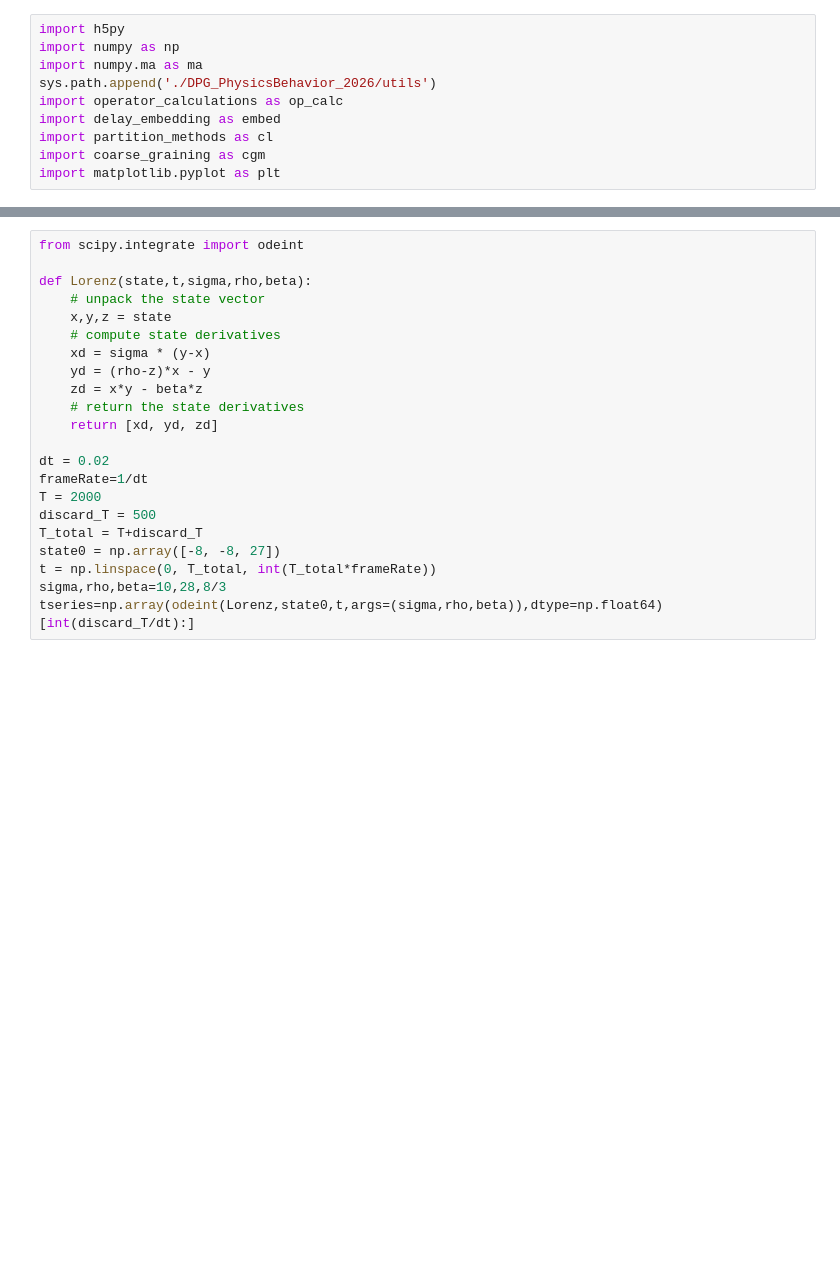
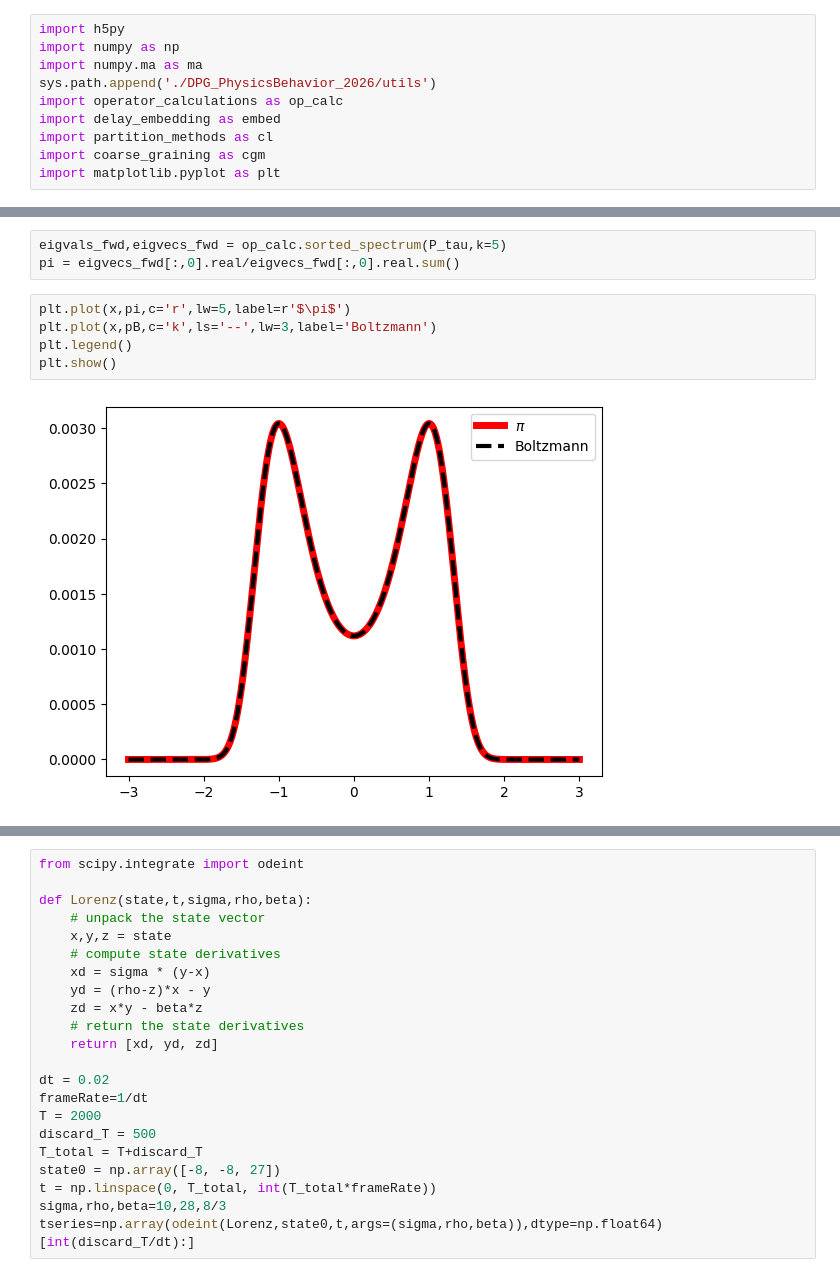
Before and after one commit to AntonioCCosta/DPG_PhysicsBehavior_2026, a Jupyter notebook: notebooks/notebook_1.ipynb, the cells around one changed output, grey strips where cells are left out. Drawn from its saved outputs; the diff is of its cells as text; blank space fills up the shorter version.

```diff
--- a/notebooks/notebook_1.ipynb
+++ b/notebooks/notebook_1.ipynb
@@ -119,0 +353,10 @@ np.float64(12.508825415500214)
+# %%
+eigvals_fwd,eigvecs_fwd = op_calc.sorted_spectrum(P_tau,k=5)
+pi = eigvecs_fwd[:,0].real/eigvecs_fwd[:,0].real.sum()
+# %%
+plt.plot(x,pi,c='r',lw=5,label=r'$\pi$')
+plt.plot(x,pB,c='k',ls='--',lw=3,label='Boltzmann')
+plt.legend()
+plt.show()
+# %% [output]
+[figure, added]
```
Also changed, not shown: parts of 27 cells of this notebook.
